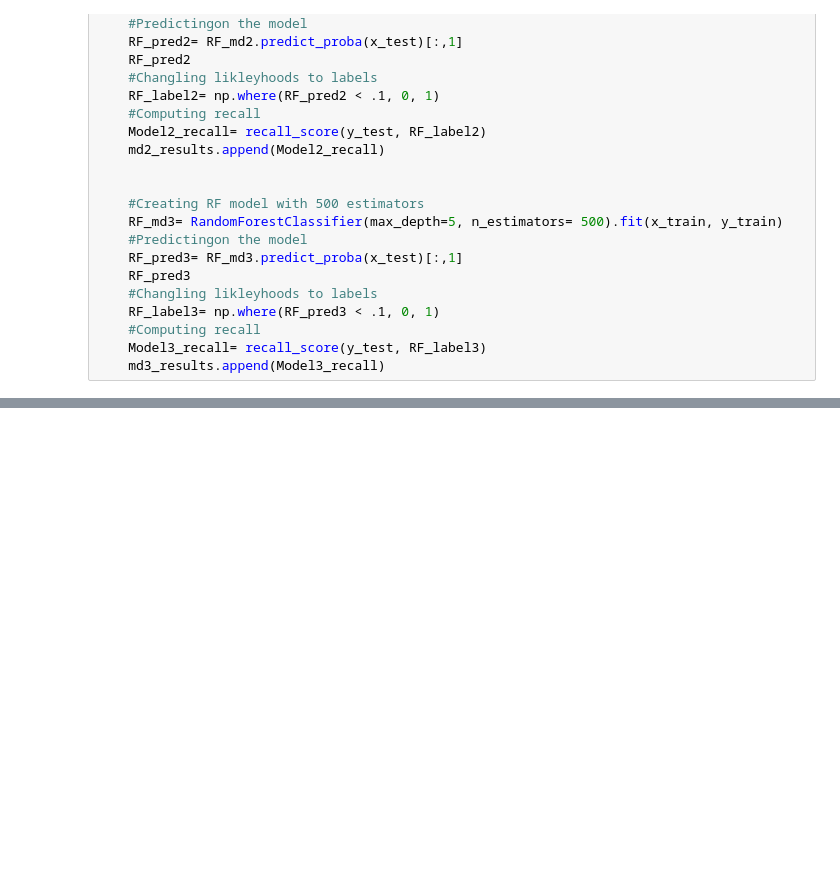
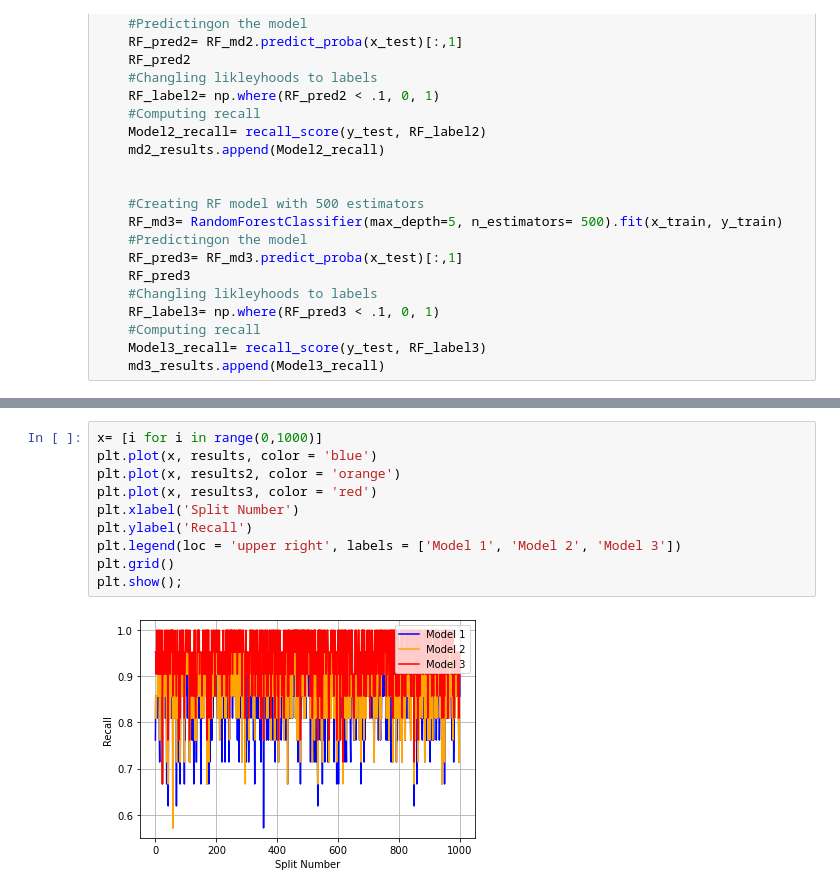
Before and after one commit to morgangant16/DATA-445, a Jupyter notebook: Project/Importance_Selector.ipynb, the cells around one changed output, grey strips where cells are left out. Drawn from its saved outputs; the diff is of its cells as text; blank space fills up the shorter version.

```diff
--- a/Project/Importance_Selector.ipynb
+++ b/Project/Importance_Selector.ipynb
@@ -377 +621,13 @@ Average Recall for xgb model: 0.9440952380952381
+# %%
+x= [i for i in range(0,1000)]
+plt.plot(x, results, color = 'blue')
+plt.plot(x, results2, color = 'orange')
+plt.plot(x, results3, color = 'red')
+plt.xlabel('Split Number')
+plt.ylabel('Recall')
+plt.legend(loc = 'upper right', labels = ['Model 1', 'Model 2', 'Model 3'])
+plt.grid()
+plt.show();
+# %% [output]
+[figure, added]
 # %%
```
Also changed, not shown: parts of 47 cells of this notebook.
